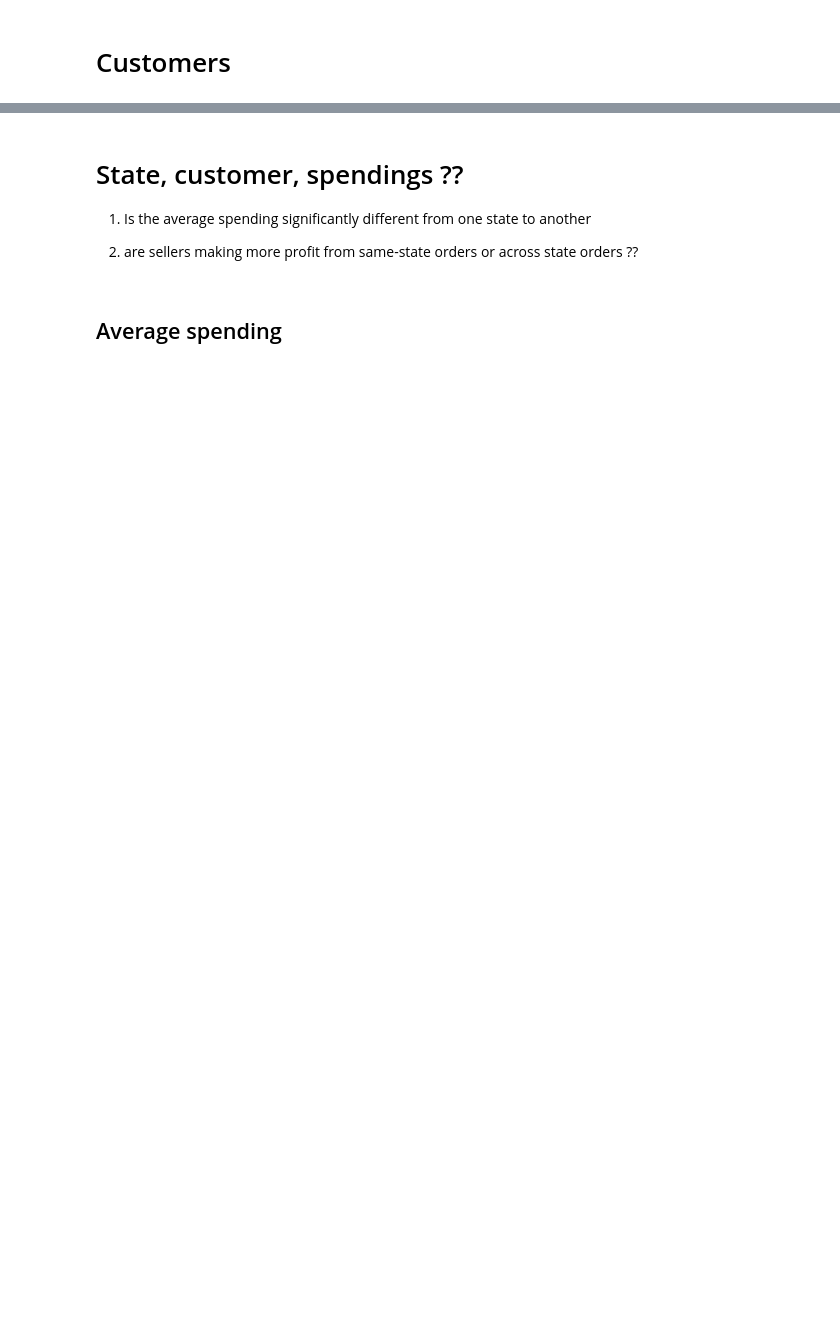
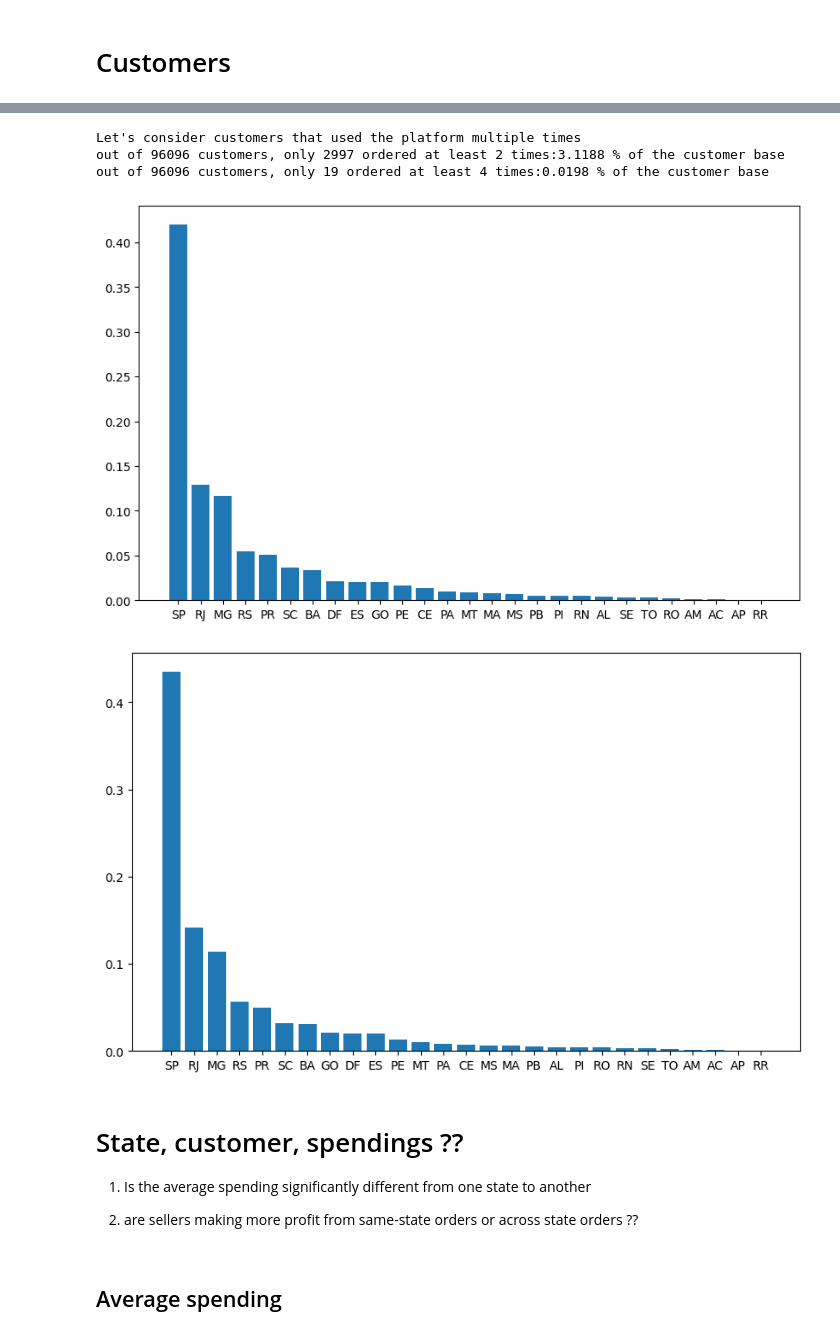
Before and after one commit to ayhem18/Ecommerce_case_study, a Jupyter notebook: data_analysis/customers.ipynb, the cells around one changed output, grey strips where cells are left out. Saved outputs shown, nothing was run; the diff lists cells and outputs as text; code cells hidden in the pictures; blank space fills up the shorter version.

```diff
--- a/data_analysis/customers.ipynb
+++ b/data_analysis/customers.ipynb
@@ -11,5 +2,0 @@ DATA_FOLDER = os.path.join(current, 'data')
-# %%
-import pandas as pd
-customers_csv_path = os.path.join(DATA_FOLDER, 'olist_customers_dataset.csv')
-cs = pd.read_csv(customers_csv_path)
-cs.head()
@@ -73,0 +3,4 @@ plt.show()
+# %%
+import data_analysis.customers_analysis as cs
+customers_df = cs.read_customer_data()
+customers_df.head()
@@ -73,0 +14,5 @@ plt.show()
+# %%
+cs.unique_elements_per_column_customers(customers_df=customers_df)
+# let's extract the cool custoemrs
+cool_customers = cs.get_cool_customers(customers_df=customers_df)
+cool_customers.head()
@@ -74,3 +36,15 @@ plt.show()
+# %%
+cs.customers_repeated_purchases(customers_df=customers_df)
+# %% [output]
+Let's consider customers that used the platform multiple times
+out of 96096 customers, only 2997 ordered at least 2 times:3.1188 % of the customer base
+out of 96096 customers, only 19 ordered at least 4 times:0.0198 % of the customer base
+# %%
+cs.visualize_customers_distribution_per_state(customer_df=customers_df, figsize=(10, 6))
+cs.visualize_cool_customers_distribution_per_state(cool_customers=cool_customers, figsize=(10, 6))
+# %% [output]
+[figure, added]
+[figure, added]
 # %% [markdown]
 # State, customer, spendings ??
 1. Is the average spending significantly different from one state to another
```
Also changed, not shown: parts of 40 cells of this notebook, 7 other files.
